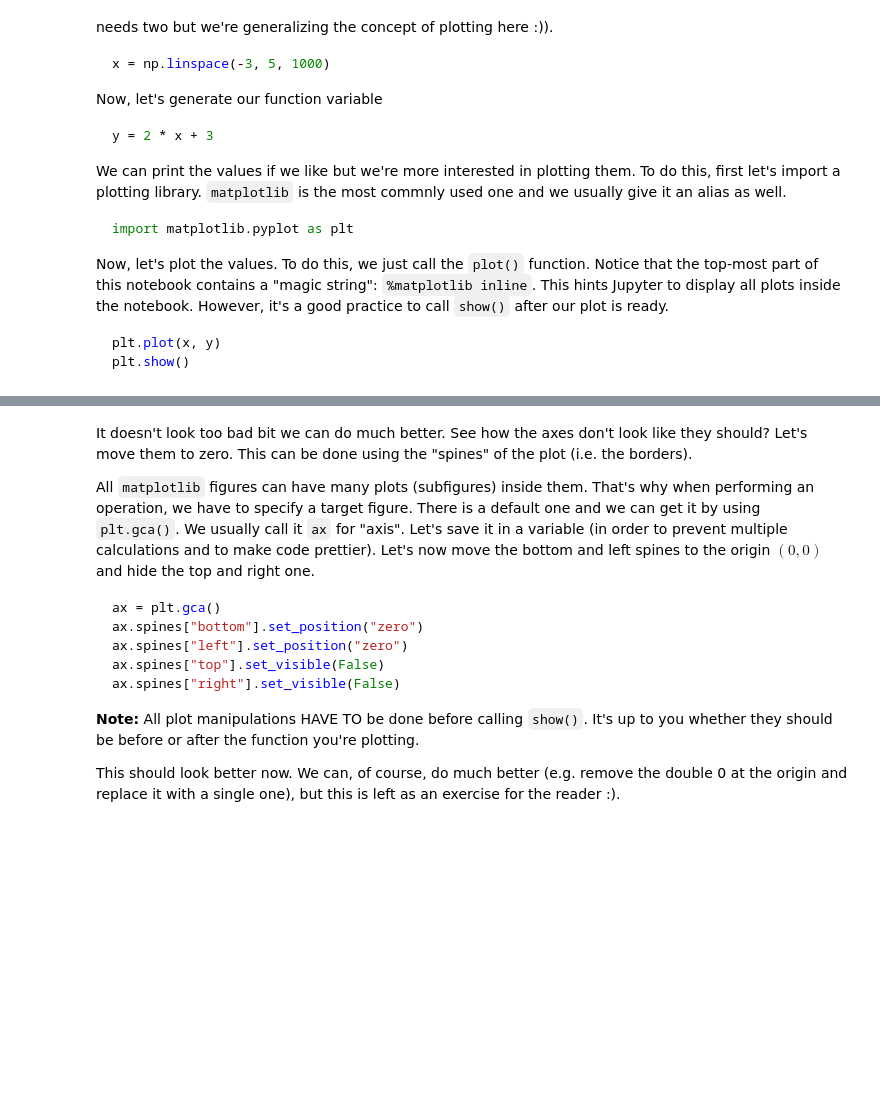
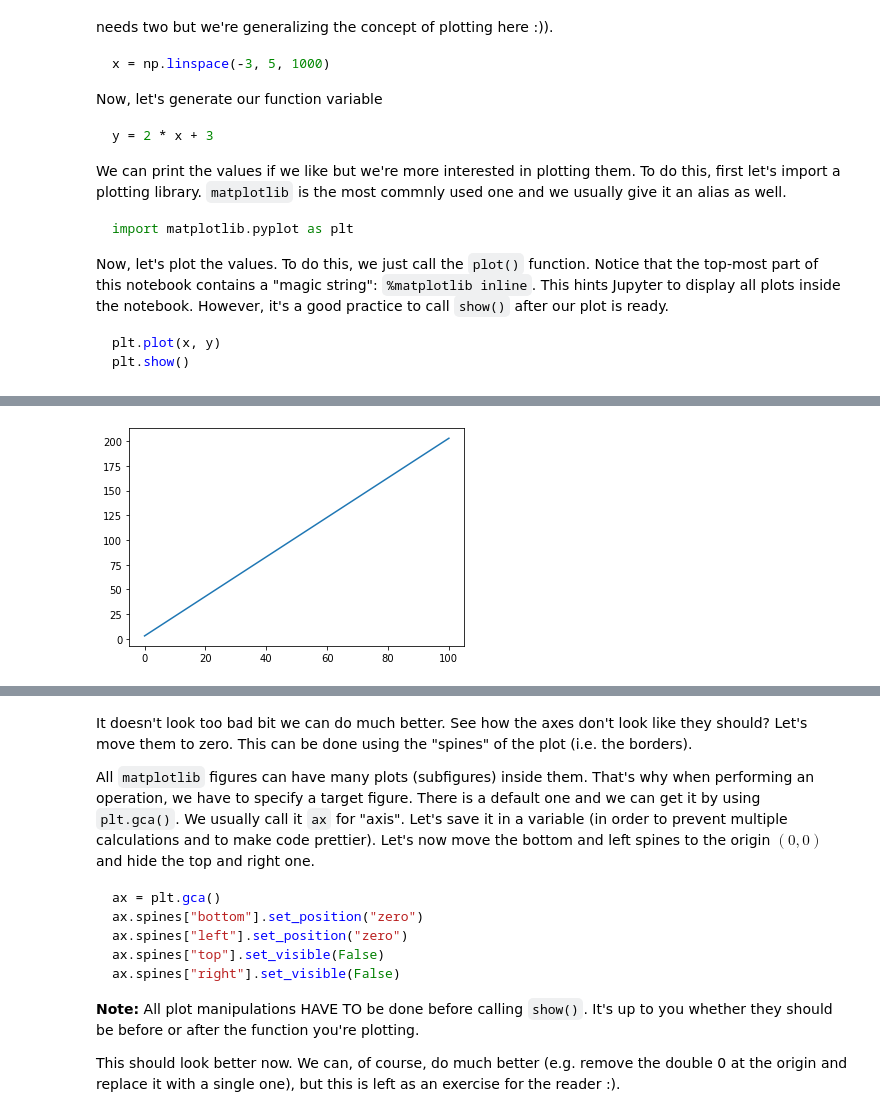
Before and after one commit to GalkaKG/Math-Concepts-for-Developers, a Jupyter notebook: 02. Exercise-High-school-maths/High-School Maths Exercise.ipynb, the cells around one changed output, grey strips where cells are left out. Drawn from its saved outputs; the diff is of its cells as text; code cells hidden in the pictures; blank space fills up the shorter version.

````diff
--- a/02. Exercise-High-school-maths/High-School Maths Exercise.ipynb
+++ b/02. Exercise-High-school-maths/High-School Maths Exercise.ipynb
@@ -437,3 +439,11 @@ Now, let's plot the values. To do this, we just call the `plot()` function. Noti
 plt.plot(x, y)
 plt.show()
 ```
+# %%
+# Constants
+a = 2
+b = 3
+
+x = 5
+y = a * x + b
+print(x, y)  # 5 13
@@ -440,2 +452,10 @@ plt.show()
 # %%
-# Write your code here
+np.array([1, 2, 3])  # array([1, 2, 3])
+np.arange(6)  # array([0, 1, 2, 3, 4, 5])
+
+x = np.linspace(0, 100, 50)
+a * x + b
+# for num in x:
+#     y = a * x + b
+
+# type(x) # numpy.ndarray
@@ -441,0 +476,5 @@ plt.show()
+# %%
+plt.plot(x, y)
+plt.show()
+# %% [output]
+[figure, added]
````
Also changed, not shown: parts of 5 cells of this notebook, 1 other file.
